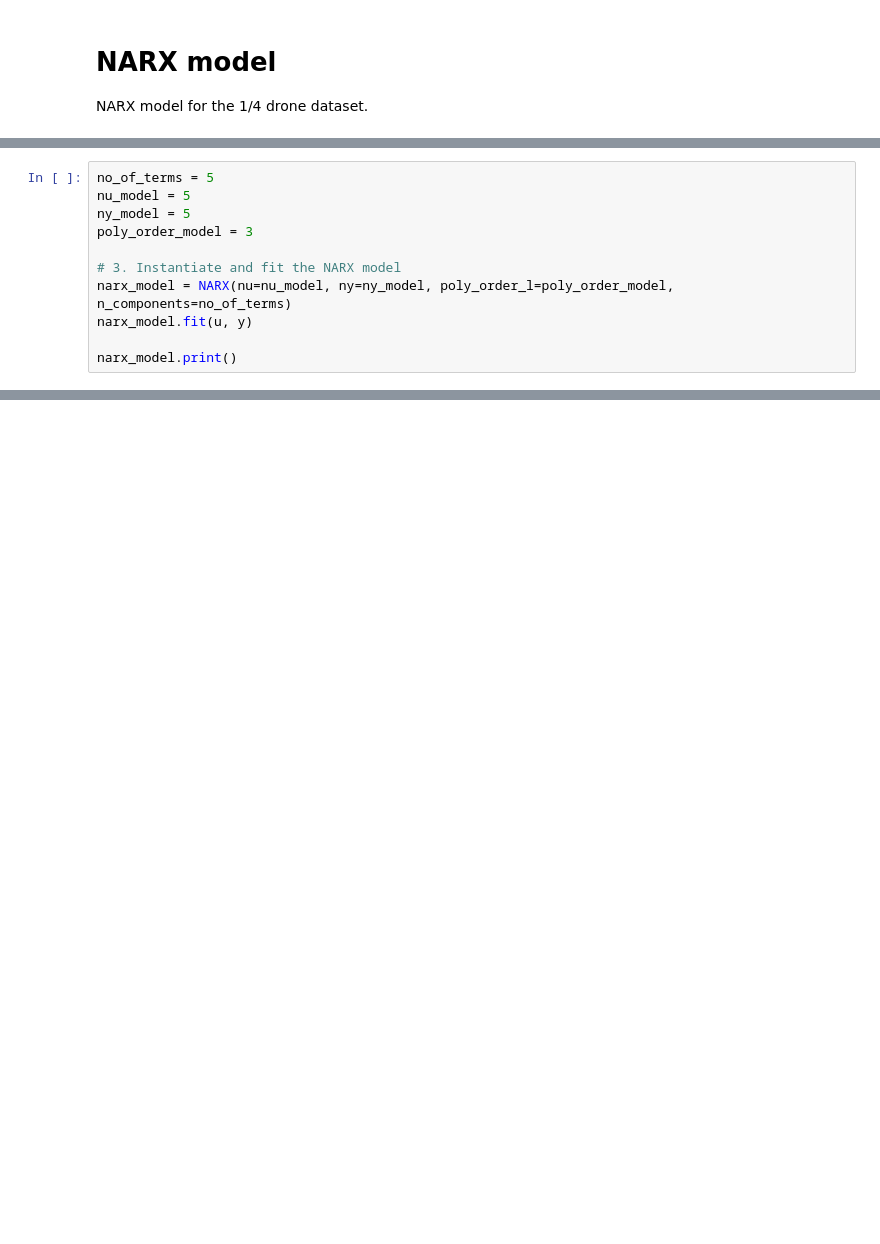
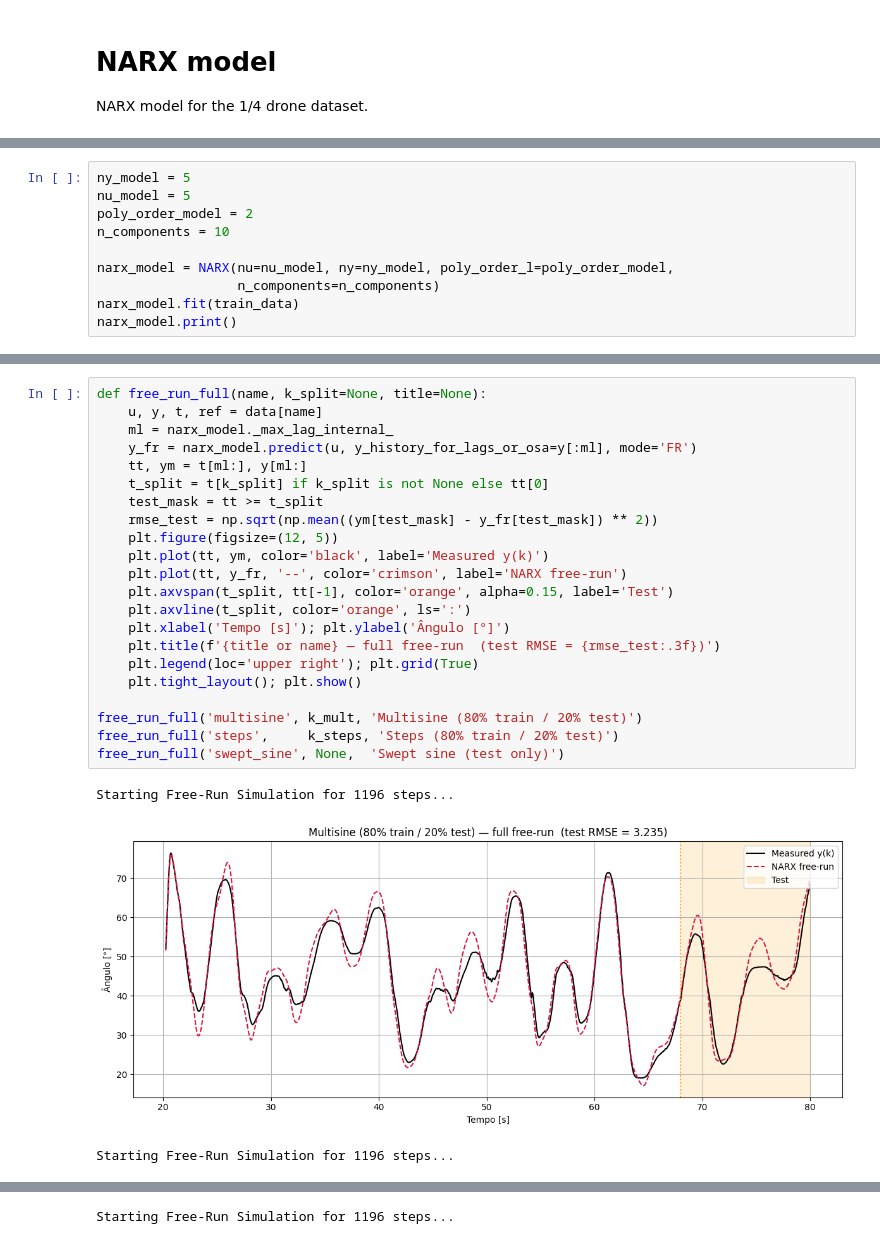
Before and after one commit to helonayala/sysid, a Jupyter notebook: narmax_example_drone.ipynb, the cells around one changed output, grey strips where cells are left out. Saved outputs shown, nothing was run; the diff lists cells and outputs as text; blank space fills up the shorter version.

```diff
--- a/narmax_example_drone.ipynb
+++ b/narmax_example_drone.ipynb
@@ -147,13 +85,12 @@ plt.show()
 # %%
-no_of_terms = 5
+ny_model = 5
 nu_model = 5
-ny_model = 5
-poly_order_model = 3
+poly_order_model = 2
+n_components = 10
 
-# 3. Instantiate and fit the NARX model
-narx_model = NARX(nu=nu_model, ny=ny_model, poly_order_l=poly_order_model, n_components=no_of_terms)
-narx_model.fit(u, y)
-
+narx_model = NARX(nu=nu_model, ny=ny_model, poly_order_l=poly_order_model,
+                  n_components=n_components)
+narx_model.fit(train_data)
 narx_model.print()
 # %% [output]
 =======================================================
@@ -200,0 +118,26 @@ plt.show()
+# %%
+def free_run_full(name, k_split=None, title=None):
+    u, y, t, ref = data[name]
+    ml = narx_model._max_lag_internal_
+    y_fr = narx_model.predict(u, y_history_for_lags_or_osa=y[:ml], mode='FR')
+    tt, ym = t[ml:], y[ml:]
+    t_split = t[k_split] if k_split is not None else tt[0]
+    test_mask = tt >= t_split
+    rmse_test = np.sqrt(np.mean((ym[test_mask] - y_fr[test_mask]) ** 2))
+    plt.figure(figsize=(12, 5))
+    plt.plot(tt, ym, color='black', label='Measured y(k)')
+    plt.plot(tt, y_fr, '--', color='crimson', label='NARX free-run')
+    plt.axvspan(t_split, tt[-1], color='orange', alpha=0.15, label='Test')
+    plt.axvline(t_split, color='orange', ls=':')
+    plt.xlabel('Tempo [s]'); plt.ylabel('Ângulo [°]')
+    plt.title(f'{title or name} — full free-run  (test RMSE = {rmse_test:.3f})')
+    plt.legend(loc='upper right'); plt.grid(True)
+    plt.tight_layout(); plt.show()
+
+free_run_full('multisine', k_mult, 'Multisine (80% train / 20% test)')
+free_run_full('steps',     k_steps, 'Steps (80% train / 20% test)')
+free_run_full('swept_sine', None,  'Swept sine (test only)')
+# %% [output]
+Starting Free-Run Simulation for 1196 steps...
+[figure, added]
+Starting Free-Run Simulation for 1196 steps...
@@ -200,0 +145 @@ plt.show()
+Starting Free-Run Simulation for 1196 steps...
```
Also changed, not shown: parts of 23 cells of this notebook, 1 other file.
